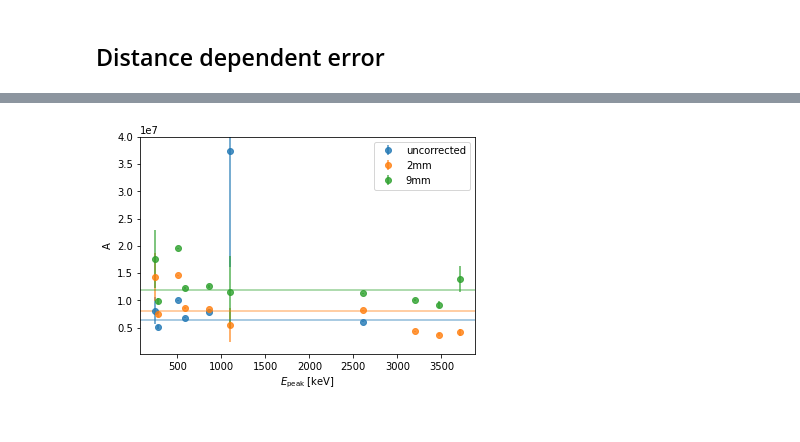
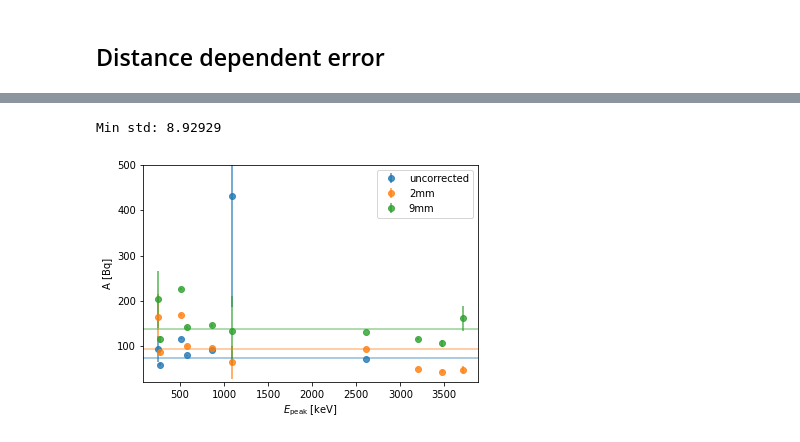
Before and after one commit to Balazzs/HPGECalorimeter, a Jupyter notebook: Efficiency.ipynb, the cells around one changed output, grey strips where cells are left out. Cells and saved outputs as stored; diff of their text form; code cells hidden in the pictures.

Commit message:
Activity in Bq + small modifications + figures

```diff
--- a/Efficiency.ipynb
+++ b/Efficiency.ipynb
@@ -450,13 +452,16 @@ measurement
 # %%
 energy_diff_threshold = 1e-6
 transitions = np.array([np.ravel(np.where(np.abs(E_diff - e) < energy_diff_threshold)) for e in measurement["Energy"]])
+# %%
+measurement_time = 86400
 # %%
 def get_A_and_error(P):
     hits      = (measurement["Area"] - measurement["Background"]).to_numpy()
+    rate      = hits / measurement_time
     rel_error = (measurement["Area_err"] / hits).to_numpy()
     P_corr    = [P[tuple(t)] for t in transitions]
 
-    return hits / P_corr, hits / P_corr * rel_error
+    return rate / P_corr, rate / P_corr * rel_error
 # %%
 A0, A0_err = get_A_and_error(P0)
 A,  A_err  = get_A_and_error(P)
@@ -501,3 +488,3 @@ d[As_with_error[:, 0].std(axis=-1).argmin()]
 # %%
-def get_weighted_average(A, A_err):
-    return np.average(A, weights=1/A_err**2)
+def get_weighted_average(A, A_err, axis=None):
+    return np.average(A, weights=1/A_err**2, axis=axis)
@@ -504,19 +523,33 @@ def get_weighted_average(A, A_err):
+# %%
+print("Min std: %g" % d[A_std.argmin()])
+# %% [output]
+Min std: 8.92929
 # %%
 plt.errorbar(measurement["Energy"], A0, A0_err, fmt="o", label="uncorrected", alpha=0.8)
 plt.axhline(get_weighted_average(A0[:-3], A0_err[:-3]), color="C0", alpha=0.5)
 
 A, A_err = get_corrected_A_at_distance(2)
 plt.errorbar(measurement["Energy"], A,  A_err,  fmt="o", label="2mm", alpha=0.8)
 plt.axhline(get_weighted_average(A, A_err), color="C1", alpha=0.5)
 
+#A, A_err = get_corrected_A_at_distance(4.6)
+#plt.errorbar(measurement["Energy"], A,  A_err,  fmt="o", label="4.6mm", alpha=0.8)
+#plt.axhline(get_weighted_average(A, A_err), color="C1", alpha=0.5)
+
 A, A_err = get_corrected_A_at_distance(9)
 plt.errorbar(measurement["Energy"], A,  A_err,  fmt="o", label="9mm", alpha=0.8)
 plt.axhline(get_weighted_average(A, A_err), color="C2", alpha=0.5)
 
+#A, A_err = get_corrected_A_at_distance(13)
+#plt.errorbar(measurement["Energy"], A,  A_err,  fmt="o", label="13mm", alpha=0.8)
+#plt.axhline(get_weighted_average(A, A_err), color="C3", alpha=0.5)
+
 plt.xlabel("$E_{\mathrm{peak}}$ [keV]")
-plt.ylabel("A")
+plt.ylabel("A [Bq]")
 
-plt.ylim(1e5, 4e7)
-plt.legend();
+plt.ylim(20, 500)
+plt.legend()
+
+plt.savefig(fig_name("A_plot"), bbox_inches="tight")
 # %% [output]
-[figure, old version]
+[figure, new version]
```
Also changed, not shown: parts of 8 cells of this notebook, 2 other files.
